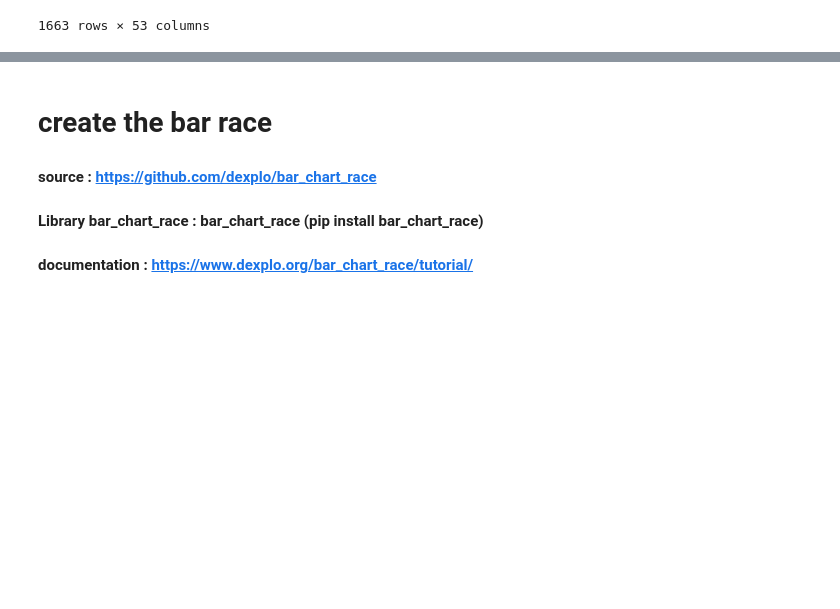
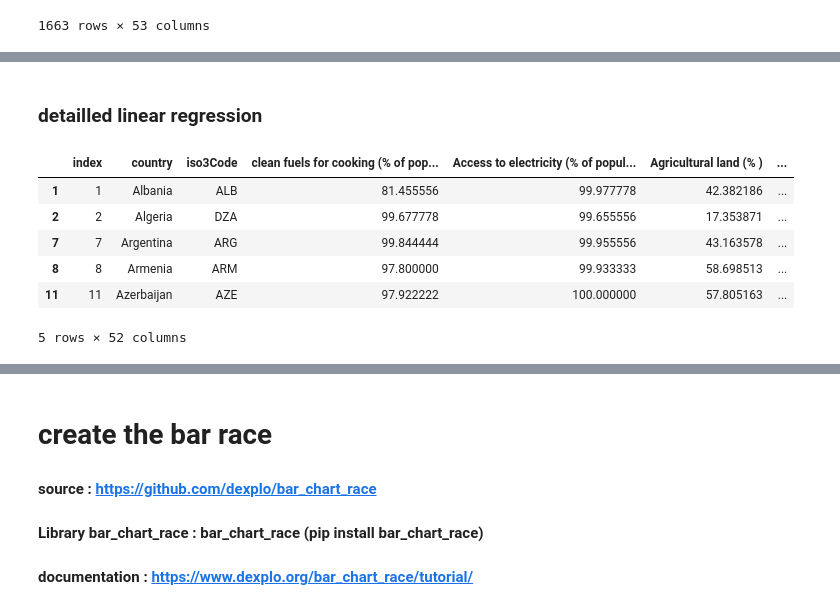
Before and after one commit to nazimben25/Project4_Group4_Immigration_to_canada, a Jupyter notebook: data_compiling.ipynb, the cells around one changed output, grey strips where cells are left out. Saved outputs shown, nothing was run; the diff lists cells and outputs as text; code cells hidden in the pictures; blank space fills up the shorter version.

```diff
--- a/data_compiling.ipynb
+++ b/data_compiling.ipynb
@@ -1149,0 +1252,20 @@ Linear_regression_all_year
+# %% [markdown]
+### detailled linear regression
+# %%
+# filter the DF regarding the cluster
+
+## choose the cluster
+cluster_num = 3
+
+## filter
+clustered_df = new_df[new_df['countries_cluster_withPCA']==cluster_num]
+clustered_df = clustered_df.drop(columns=['countries_cluster_original_data', 'countries_cluster_withPCA'])
+clustered_df.head()
+# %% [output]
+|  | index | country | iso3Code | clean fuels for cooking (% of pop... | Access to electricity (% of popul... | Agricultural land (% ) | ... |
+| 1 | 1 | Albania | ALB | 81.455556 | 99.977778 | 42.382186 | ... |
+| 2 | 2 | Algeria | DZA | 99.677778 | 99.655556 | 17.353871 | ... |
+| 7 | 7 | Argentina | ARG | 99.844444 | 99.955556 | 43.163578 | ... |
+| 8 | 8 | Armenia | ARM | 97.800000 | 99.933333 | 58.698513 | ... |
+| 11 | 11 | Azerbaijan | AZE | 97.922222 | 100.000000 | 57.805163 | ... |
+5 rows × 52 columns
```
Also changed, not shown: parts of 16 cells of this notebook, 5 other files.
